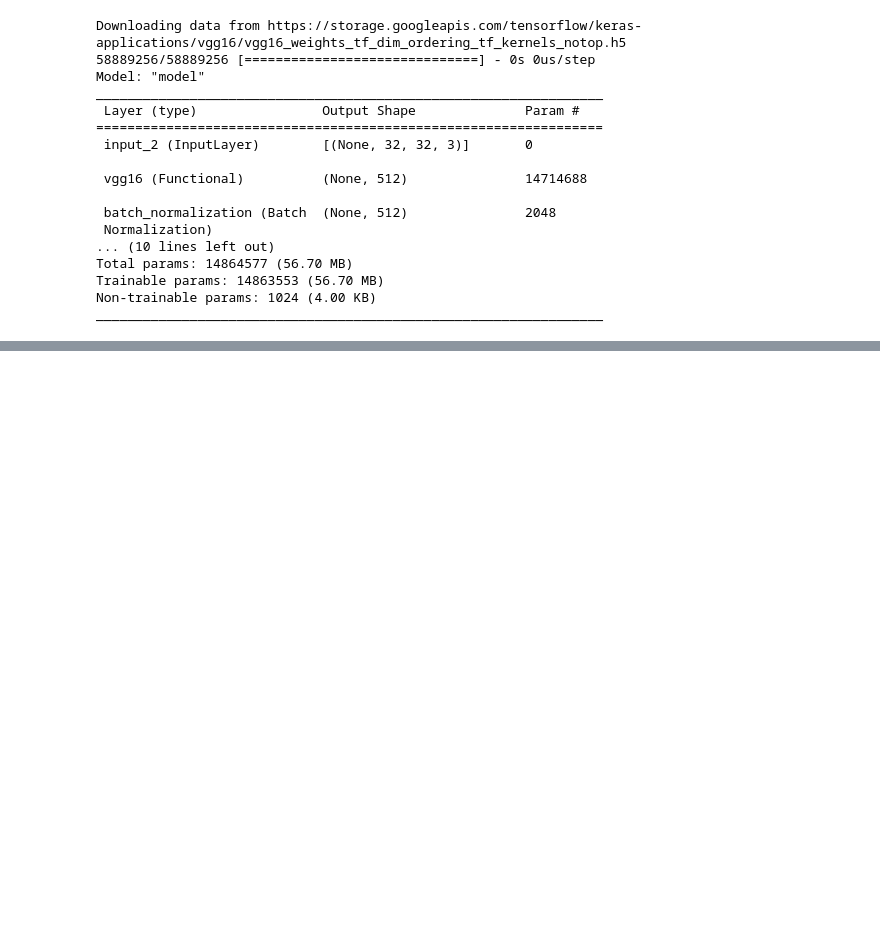
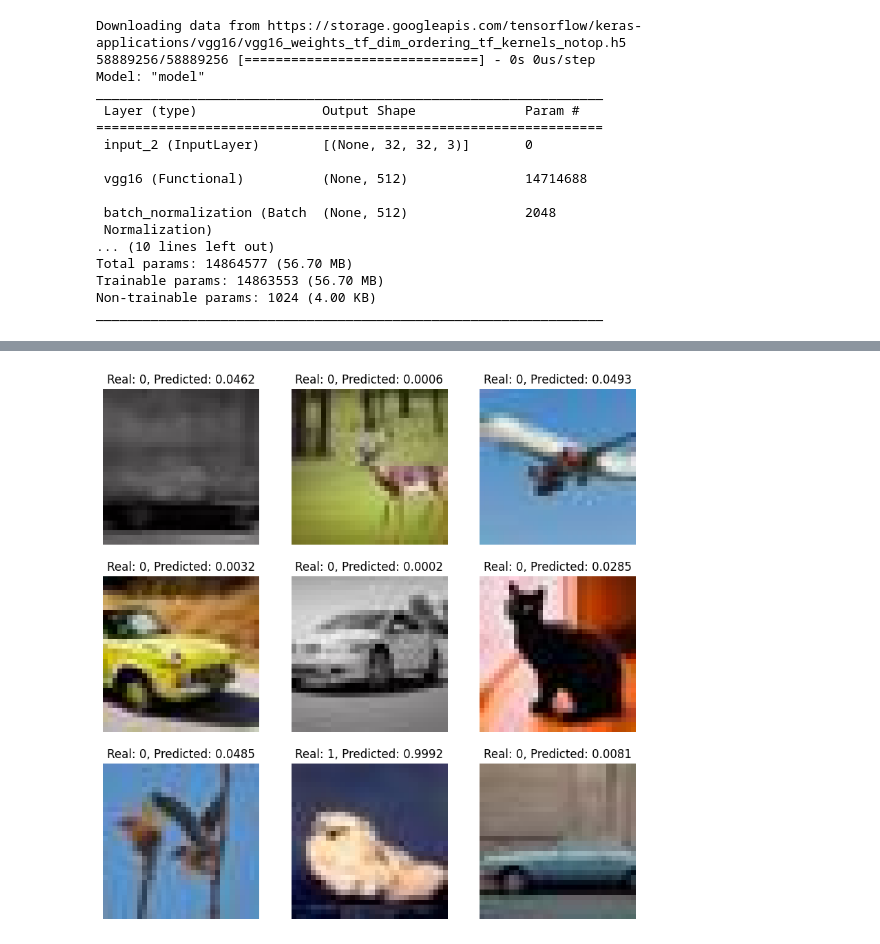
Before and after one commit to Squbaany/Neuronki, a Jupyter notebook: Neronki.ipynb, the cells around one changed output, grey strips where cells are left out. Cells and saved outputs as stored; diff of their text form; code cells hidden in the pictures; blank space fills up the shorter version.

```diff
--- a/Neronki.ipynb
+++ b/Neronki.ipynb
@@ -185,3 +185,13 @@ Recall: 0.9665
 [figure]
 [figure]
 [figure]
+# %%
+plt.figure(figsize=(10, 10))
+for images, labels in trainingSet.take(1):
+    for i in range(9):
+        ax = plt.subplot(3, 3, i + 1)
+        plt.imshow(np.array(images[i]).astype("uint8"))
+        result = loadedModel.predict(np.expand_dims(np.array(images[i]), axis = 0))
+        plt.title(f"Real: {int(labels[i])}, Predicted: {result[0 ,0]:.4f}")
+        plt.axis("off")
+# %% [output]
@@ -187,0 +207 @@ Recall: 0.9665
+[figure, added]
```
Also changed, not shown: parts of 2 cells of this notebook.
